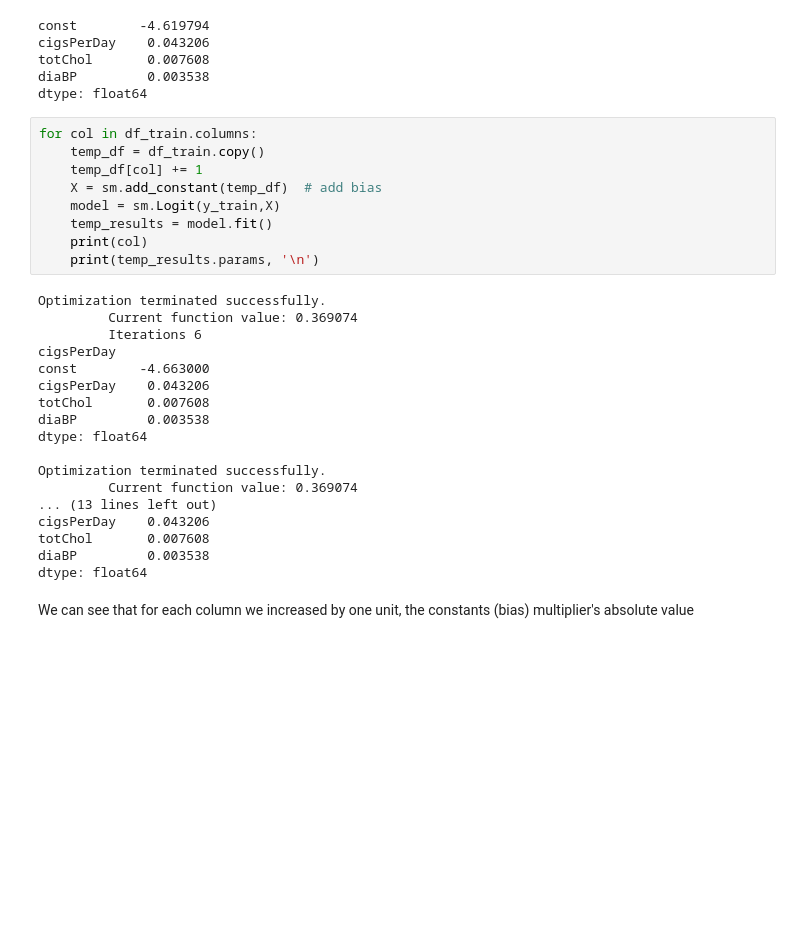
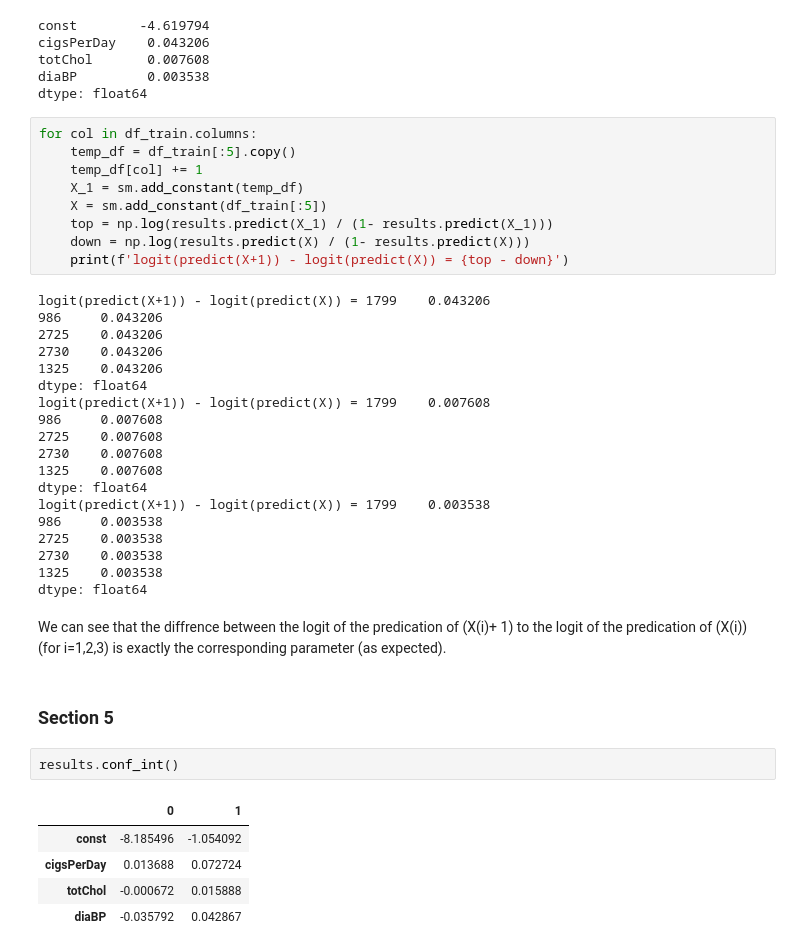
Before and after one commit to dvirla/Advanced-Statistical-Analysis, a Jupyter notebook: ProjectEx3_206330342_316250877.ipynb, the cells around one changed output. Drawn from its saved outputs; the diff is of its cells as text; blank space fills up the shorter version.

```diff
--- a/ProjectEx3_206330342_316250877.ipynb
+++ b/ProjectEx3_206330342_316250877.ipynb
@@ -361,30 +367,41 @@ diaBP         0.003538
 dtype: float64
 # %%
 for col in df_train.columns:
-    temp_df = df_train.copy()
+    temp_df = df_train[:5].copy()
     temp_df[col] += 1
-    X = sm.add_constant(temp_df)  # add bias
-    model = sm.Logit(y_train,X)
-    temp_results = model.fit()
-    print(col)
-    print(temp_results.params, '\n')
+    X_1 = sm.add_constant(temp_df)
+    X = sm.add_constant(df_train[:5])
+    top = np.log(results.predict(X_1) / (1- results.predict(X_1)))
+    down = np.log(results.predict(X) / (1- results.predict(X)))
+    print(f'logit(predict(X+1)) - logit(predict(X)) = {top - down}')
 # %% [output]
-Optimization terminated successfully.
-         Current function value: 0.369074
-         Iterations 6
-cigsPerDay
-const        -4.663000
-cigsPerDay    0.043206
-totChol       0.007608
-diaBP         0.003538
+logit(predict(X+1)) - logit(predict(X)) = 1799    0.043206
+986     0.043206
+2725    0.043206
+2730    0.043206
+1325    0.043206
 dtype: float64
-
-Optimization terminated successfully.
-         Current function value: 0.369074
-... (13 lines left out)
-cigsPerDay    0.043206
-totChol       0.007608
-diaBP         0.003538
+logit(predict(X+1)) - logit(predict(X)) = 1799    0.007608
+986     0.007608
+2725    0.007608
+2730    0.007608
+1325    0.007608
 dtype: float64
+logit(predict(X+1)) - logit(predict(X)) = 1799    0.003538
+986     0.003538
+2725    0.003538
+2730    0.003538
+1325    0.003538
+dtype: float64
 # %% [markdown]
-We can see that for each column we increased by one unit, the constants (bias) multiplier's absolute value
+We can see that the diffrence between the logit of the predication of (X(i)+ 1) to the logit of the predication of (X(i)) (for i=1,2,3) is exactly the corresponding parameter (as expected).
+# %% [markdown]
+### Section 5
+# %%
+results.conf_int()
+# %% [output]
+|  | 0 | 1 |
+| const | -8.185496 | -1.054092 |
+| cigsPerDay | 0.013688 | 0.072724 |
+| totChol | -0.000672 | 0.015888 |
+| diaBP | -0.035792 | 0.042867 |
```
Also changed, not shown: parts of 24 cells of this notebook.
